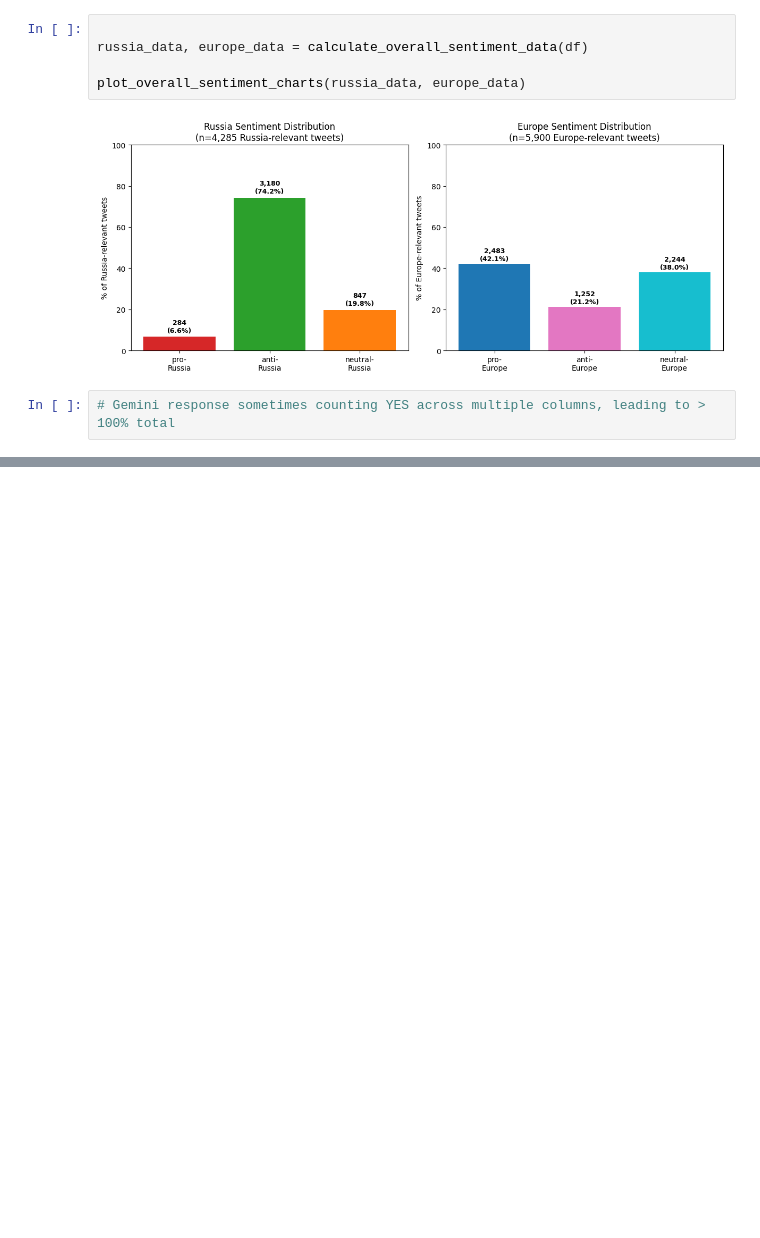
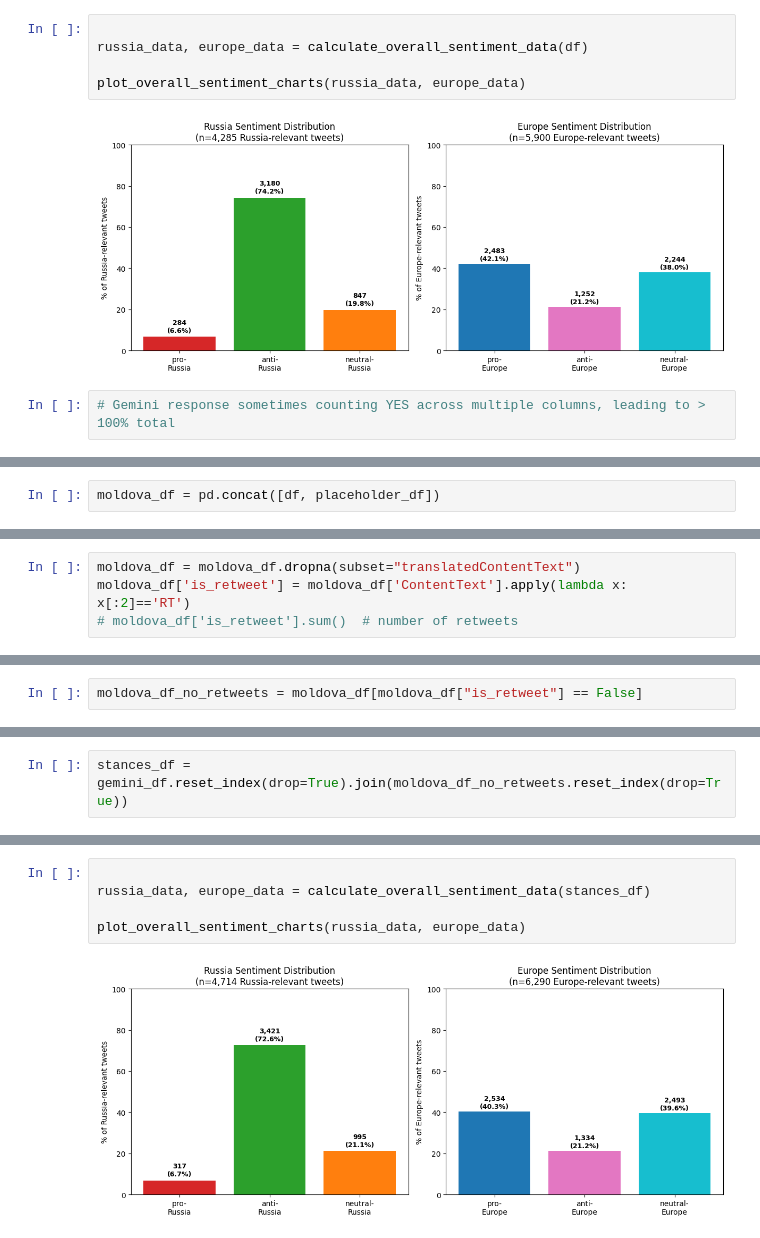
Before and after one commit to edgeslab/moldova-elections, a Jupyter notebook: analysis_OSMAN.ipynb, the cells around one changed output, grey strips where cells are left out. Drawn from its saved outputs; the diff is of its cells as text; blank space fills up the shorter version.

```diff
--- a/analysis_OSMAN.ipynb
+++ b/analysis_OSMAN.ipynb
@@ -3118,0 +3203,2 @@ plot_overall_sentiment_charts(russia_data, europe_data)
+# %%
+moldova_df = pd.concat([df, placeholder_df])
@@ -3118,0 +3225,4 @@ plot_overall_sentiment_charts(russia_data, europe_data)
+# %%
+moldova_df = moldova_df.dropna(subset="translatedContentText")
+moldova_df['is_retweet'] = moldova_df['ContentText'].apply(lambda x: x[:2]=='RT')
+# moldova_df['is_retweet'].sum()  # number of retweets
@@ -3118,0 +3246,2 @@ plot_overall_sentiment_charts(russia_data, europe_data)
+# %%
+moldova_df_no_retweets = moldova_df[moldova_df["is_retweet"] == False]
@@ -3118,0 +3253,2 @@ plot_overall_sentiment_charts(russia_data, europe_data)
+# %%
+stances_df = gemini_df.reset_index(drop=True).join(moldova_df_no_retweets.reset_index(drop=True))
@@ -3118,0 +3360,7 @@ plot_overall_sentiment_charts(russia_data, europe_data)
+# %%
+
+russia_data, europe_data = calculate_overall_sentiment_data(stances_df)
+
+plot_overall_sentiment_charts(russia_data, europe_data)
+# %% [output]
+[figure, added]
```
Also changed, not shown: parts of 86 cells of this notebook, 39 other files.
